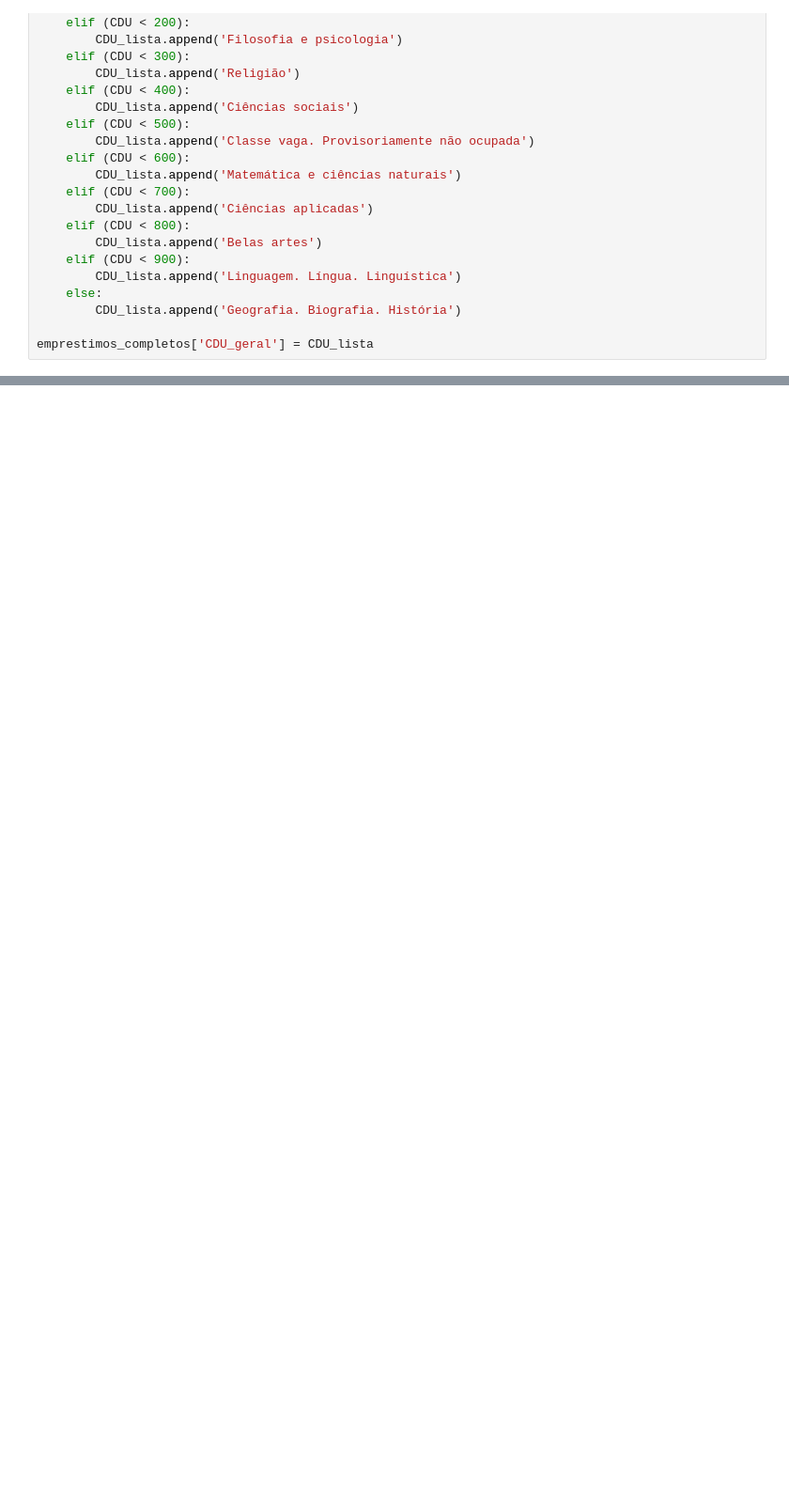
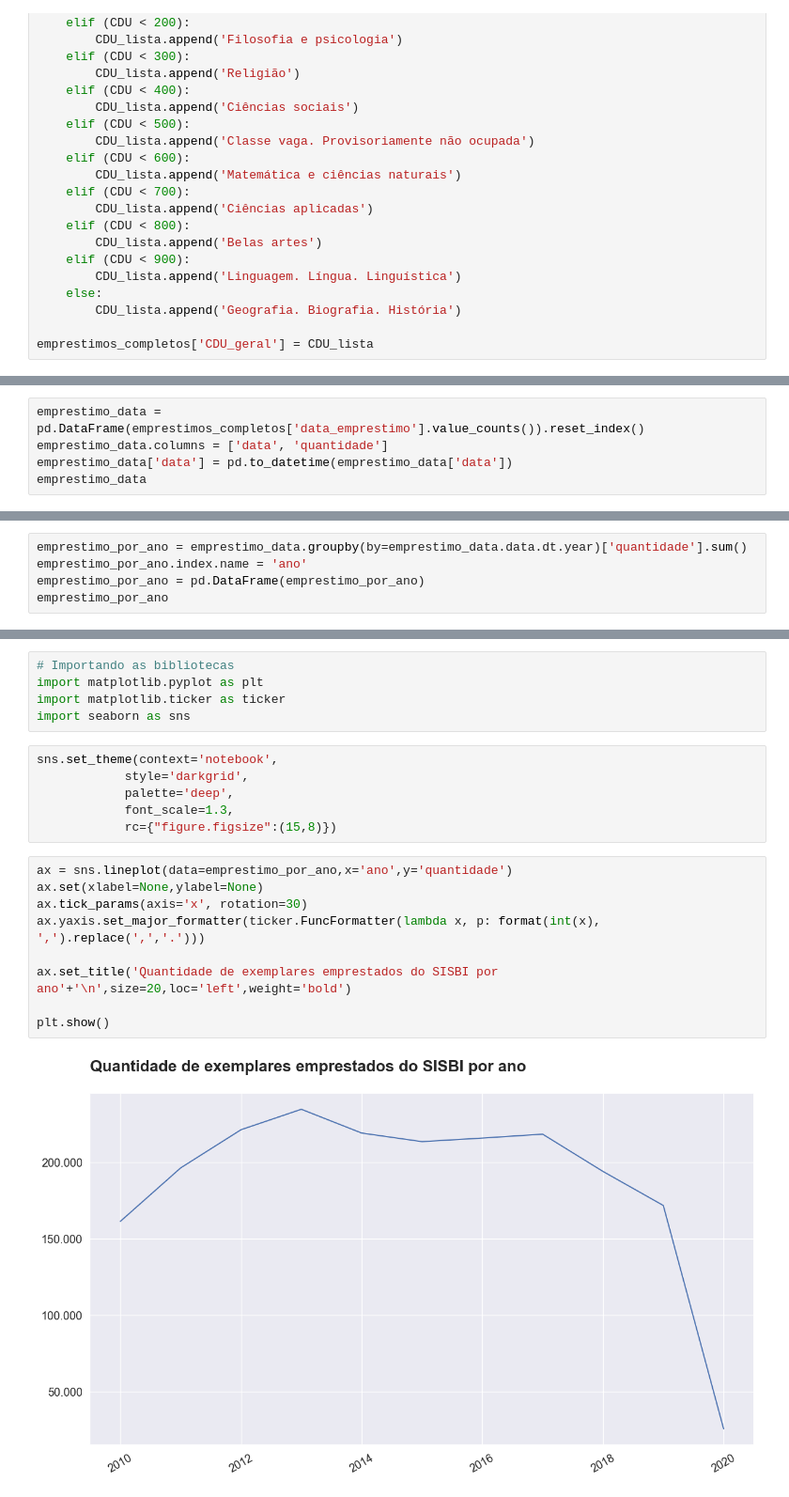
Before and after one commit to joaohsilva416/7_days_of_code_alura-python-pandas, a Jupyter notebook: Python-Pandas.ipynb, the cells around one changed output, grey strips where cells are left out. Shown: that part at 94% size. Saved outputs shown, nothing was run; the diff lists cells and outputs as text; blank space fills up the shorter version.

```diff
--- a/Python-Pandas.ipynb
+++ b/Python-Pandas.ipynb
@@ -213,0 +257,5 @@ emprestimos_completos.head()
+# %%
+emprestimo_data = pd.DataFrame(emprestimos_completos['data_emprestimo'].value_counts()).reset_index()
+emprestimo_data.columns = ['data', 'quantidade']
+emprestimo_data['data'] = pd.to_datetime(emprestimo_data['data'])
+emprestimo_data
@@ -213,0 +276,5 @@ emprestimos_completos.head()
+# %%
+emprestimo_por_ano = emprestimo_data.groupby(by=emprestimo_data.data.dt.year)['quantidade'].sum()
+emprestimo_por_ano.index.name = 'ano'
+emprestimo_por_ano = pd.DataFrame(emprestimo_por_ano)
+emprestimo_por_ano
@@ -213,0 +297,22 @@ emprestimos_completos.head()
+# %%
+# Importando as bibliotecas
+import matplotlib.pyplot as plt
+import matplotlib.ticker as ticker
+import seaborn as sns
+# %%
+sns.set_theme(context='notebook',
+            style='darkgrid',
+            palette='deep',
+            font_scale=1.3,
+            rc={"figure.figsize":(15,8)})
+# %%
+ax = sns.lineplot(data=emprestimo_por_ano,x='ano',y='quantidade')
+ax.set(xlabel=None,ylabel=None)
+ax.tick_params(axis='x', rotation=30)
+ax.yaxis.set_major_formatter(ticker.FuncFormatter(lambda x, p: format(int(x), ',').replace(',','.')))
+
+ax.set_title('Quantidade de exemplares emprestados do SISBI por ano'+'\n',size=20,loc='left',weight='bold')
+
+plt.show()
+# %% [output]
+[figure, added]
```
Also changed, not shown: parts of 28 cells of this notebook.
